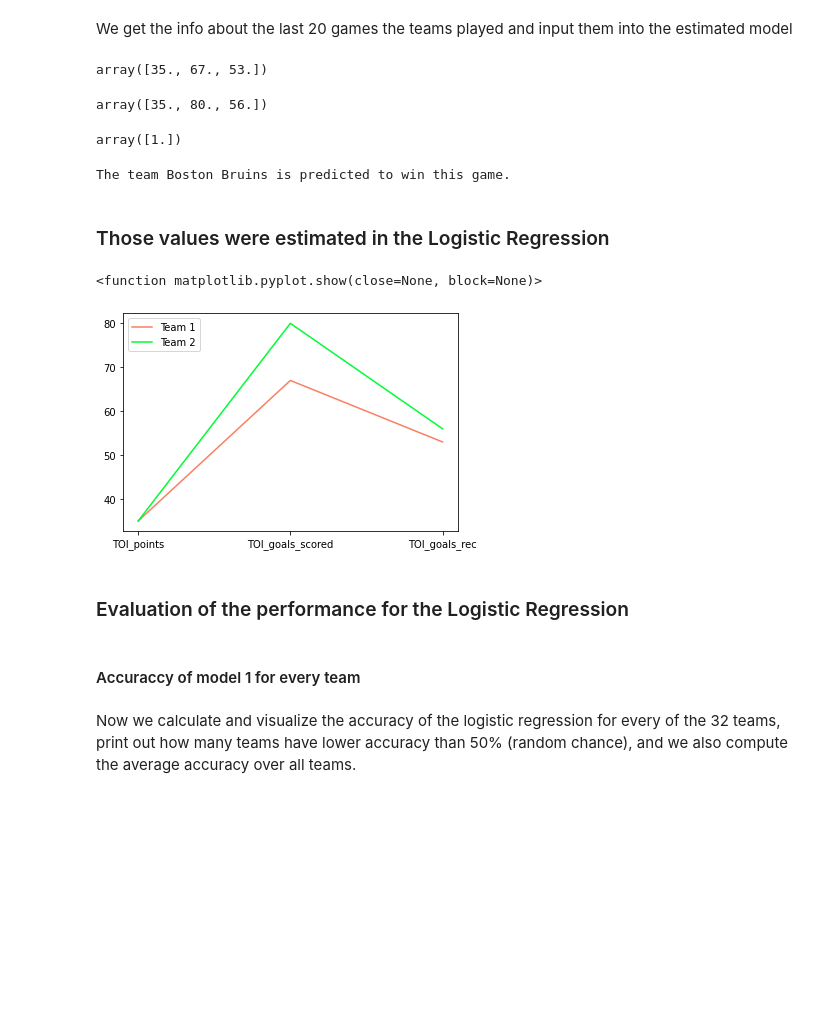
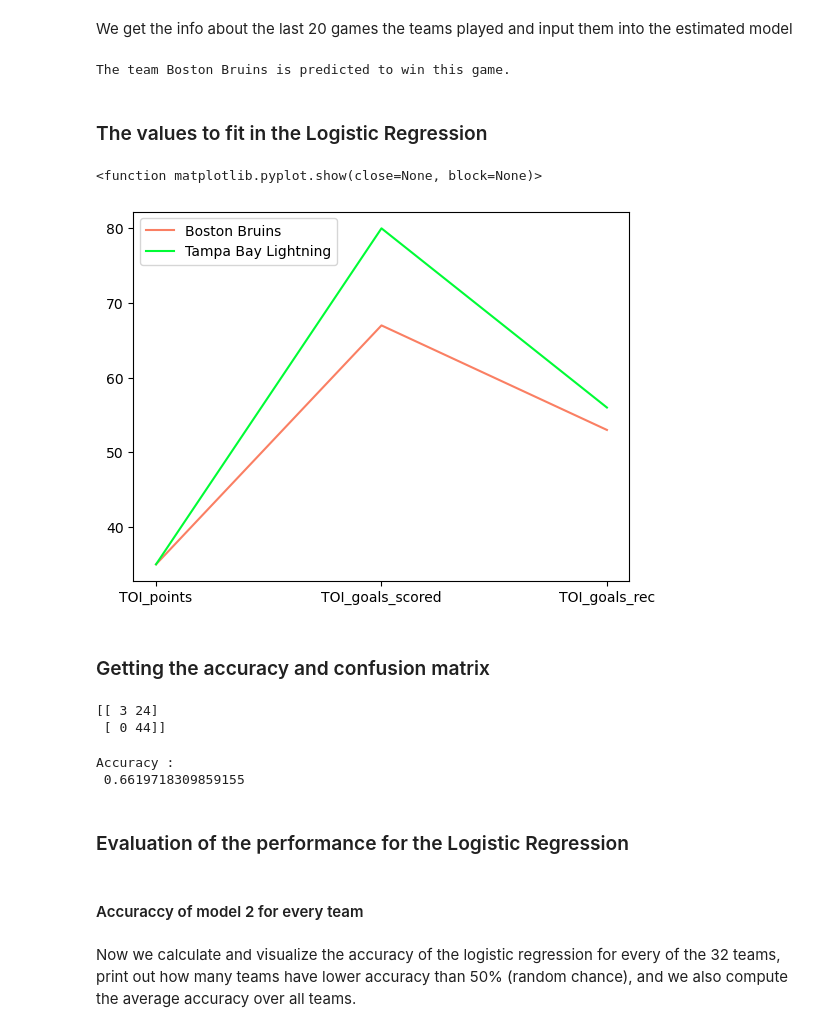
Before and after one commit to pajaKr/nhl_project, a Jupyter notebook: nhl_project.ipynb, the cells around one changed output. Drawn from its saved outputs; the diff is of its cells as text; code cells hidden in the pictures; blank space fills up the shorter version.

```diff
--- a/nhl_project.ipynb
+++ b/nhl_project.ipynb
@@ -480,20 +711,3 @@ pred_team_1 = matches_team_1_pre[['TOI_points', 'TOI_goals_scored', 'TOI_goals_r
-# %%
-#How did team 1 do in the last 20 games?
-pred_team_1 # points-goals scored-goals received
-# %% [output]
-array([35., 67., 53.])
-# %%
-pred_team_2 = matches_team_2_pre[['TOI_points', 'TOI_goals_scored', 'TOI_goals_rec']].tail(20).sum().values
-pred_team_2
-# %% [output]
-array([35., 80., 56.])
-# %%
-TOI_home = np.array([1]) #TOI - team_1 is the home team
-values_to_fit = np.concatenate([TOI_home, pred_team_1, pred_team_2]).reshape(1, -1)
-final_pred = reg.predict(values_to_fit)
-final_pred
-# %% [output]
-array([1.])
 # %%
 if final_pred[0] == 1:
     print('The team', team_1, "is predicted to win this game.")
@@ -504,21 +721,36 @@ else:
 # %% [output]
 The team Boston Bruins is predicted to win this game.
 # %% [markdown]
-### Those values were estimated in the Logistic Regression
+### The values to fit in the Logistic Regression
 # %%
 x_coordinates = ['TOI_points', 'TOI_goals_scored', 'TOI_goals_rec']
 X_axis = np.arange(len(x_coordinates))
-plt.plot(x_coordinates, pred_team_1,'#FA7F63',label="Team 1")
-plt.plot(x_coordinates, pred_team_2,'#00FC35',label="Team 2")
+plt.plot(x_coordinates, pred_team_1,'#FA7F63',label=f'{team_1}')
+plt.plot(x_coordinates, pred_team_2,'#00FC35',label=f'{team_2}')
 plt.legend(loc="upper left")
 plt.show
 # %% [output]
 <function matplotlib.pyplot.show(close=None, block=None)>
-[figure, old version]
+[figure, new version]
+# %% [markdown]
+### Getting the accuracy and confusion matrix
+# %%
+#how well does the model perform?
+conf_matrix = confusion_matrix(y_test, y_pred)
+print(conf_matrix)
+# %% [output]
+[[ 3 24]
+ [ 0 44]]
+# %%
+acc_lr = round(accuracy_score(y_test, y_pred)*100,3)
+print("Accuracy :  \n", accuracy_score(y_test, y_pred))
+# %% [output]
+Accuracy :
+ 0.6619718309859155
 # %% [markdown]
 ### Evaluation of the performance for the Logistic Regression
 # %% [markdown]
-#### Accuraccy of model 1 for every team
+#### Accuraccy of model 2 for every team
 # %% [markdown]
 Now we calculate and visualize the accuracy of the logistic regression for every of the 32 teams, print out how many teams have lower accuracy than 50% (random chance), and we also compute the average accuracy over all teams.
 # %%
```
Also changed, not shown: parts of 127 cells of this notebook.
